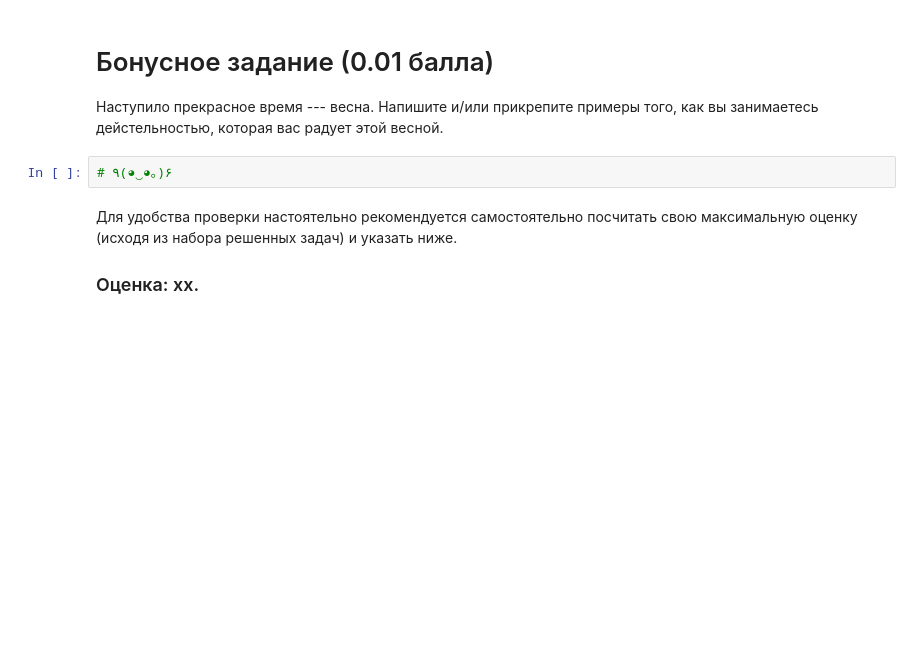
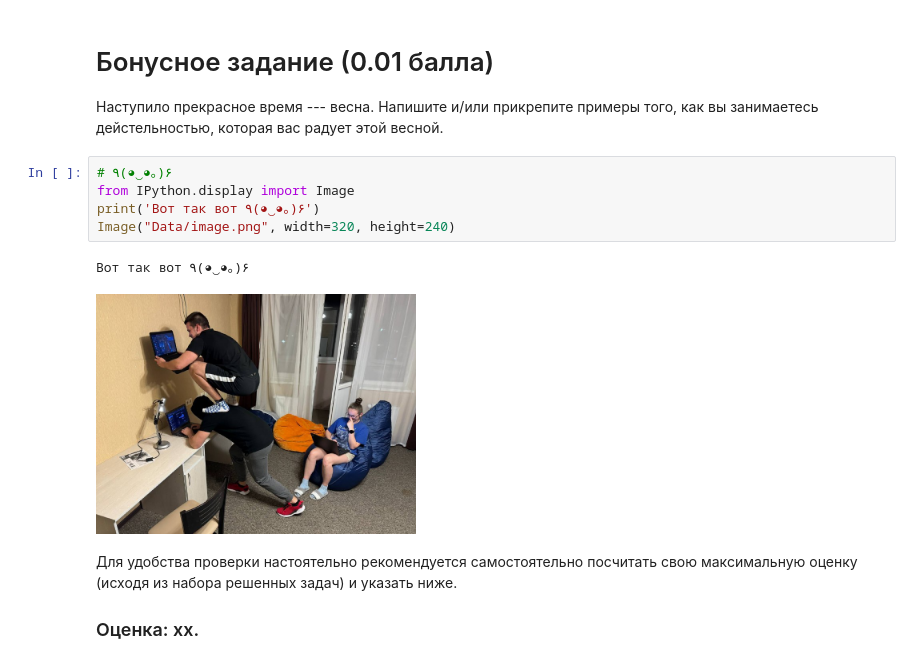
Before and after one commit to EdPogosyan/ML_Ed, a Jupyter notebook: HW-1/hw_practice_sirius_01_pandas_numpy_viz.ipynb, the cells around one changed output. Drawn from its saved outputs; the diff is of its cells as text; blank space fills up the shorter version.

```diff
--- a/HW-1/hw_practice_sirius_01_pandas_numpy_viz.ipynb
+++ b/HW-1/hw_practice_sirius_01_pandas_numpy_viz.ipynb
@@ -1298,8 +1298,14 @@ assert np.allclose(cosine_similarity(vec1, vec2), -0.25)
 # Бонусное задание (0.01 балла)
 
 Наступило прекрасное время --- весна. Напишите и/или прикрепите примеры того, как вы занимаетесь дейстельностью, которая вас радует этой весной.
-# %%
-# ٩(◕‿◕｡)۶
+# %%
+# ٩(◕‿◕｡)۶
+from IPython.display import Image
+print('Вот так вот ٩(◕‿◕｡)۶')
+Image("Data/image.png", width=320, height=240)
+# %% [output]
+Вот так вот ٩(◕‿◕｡)۶
+[figure, added]
 # %% [markdown]
 Для удобства проверки настоятельно рекомендуется самостоятельно посчитать свою максимальную оценку (исходя из набора решенных задач) и указать ниже.
 
```
